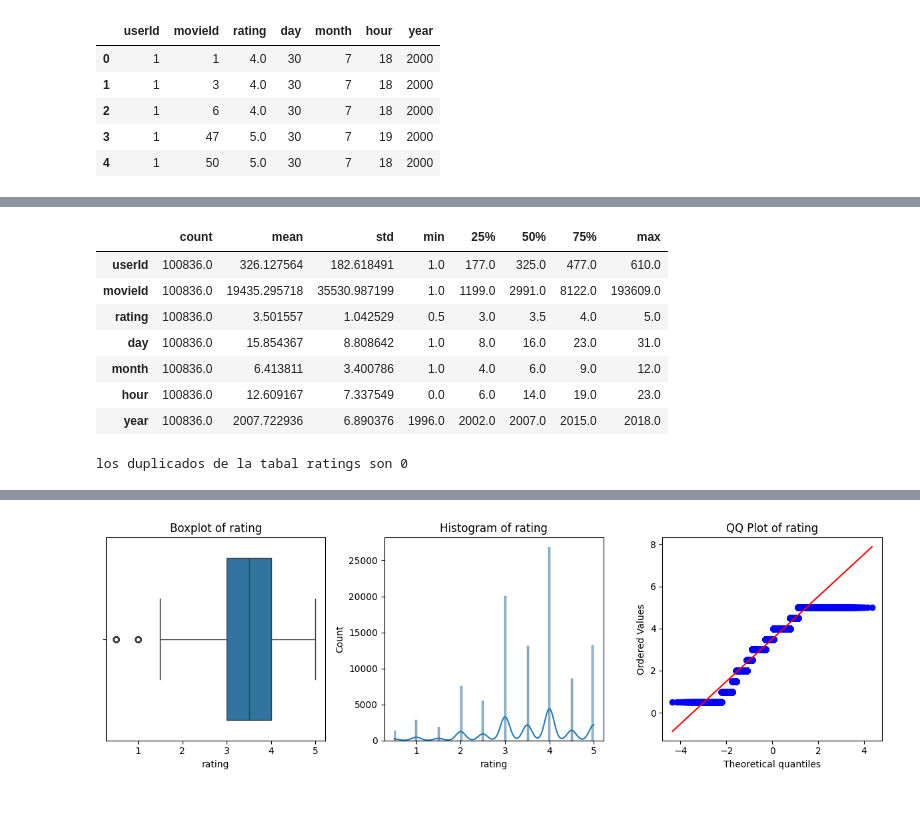
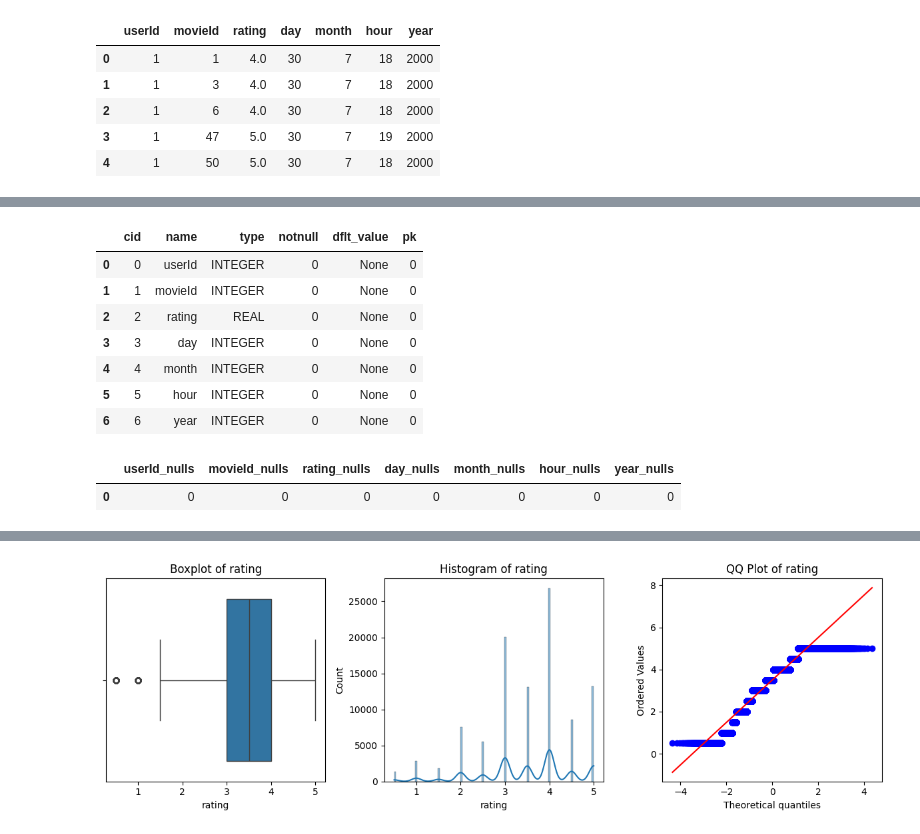
Before and after one commit to JuanCH94/Marketing, a Jupyter notebook: b_exploracion.ipynb, the cells around one changed output, grey strips where cells are left out. Drawn from its saved outputs; the diff is of its cells as text; code cells hidden in the pictures; blank space fills up the shorter version.

```diff
--- a/b_exploracion.ipynb
+++ b/b_exploracion.ipynb
@@ -218,16 +211,28 @@ dtype: int64
-# %%
-table_ratings.describe().T
-# %% [output]
-|  | count | mean | std | min | 25% | 50% | 75% | max |
-| userId | 100836.0 | 326.127564 | 182.618491 | 1.0 | 177.0 | 325.0 | 477.0 | 610.0 |
-| movieId | 100836.0 | 19435.295718 | 35530.987199 | 1.0 | 1199.0 | 2991.0 | 8122.0 | 193609.0 |
-| rating | 100836.0 | 3.501557 | 1.042529 | 0.5 | 3.0 | 3.5 | 4.0 | 5.0 |
-| day | 100836.0 | 15.854367 | 8.808642 | 1.0 | 8.0 | 16.0 | 23.0 | 31.0 |
-| month | 100836.0 | 6.413811 | 3.400786 | 1.0 | 4.0 | 6.0 | 9.0 | 12.0 |
-| hour | 100836.0 | 12.609167 | 7.337549 | 0.0 | 6.0 | 14.0 | 19.0 | 23.0 |
-| year | 100836.0 | 2007.722936 | 6.890376 | 1996.0 | 2002.0 | 2007.0 | 2015.0 | 2018.0 |
-# %%
-table_ratings.duplicated().sum()
-print(f"los duplicados de la tabal ratings son {table_ratings.duplicated().sum()}")
-# %% [output]
-los duplicados de la tabal ratings son 0
+# %%
+pd.read_sql_query("""
+PRAGMA table_info(ratings);
+""", conexion)
+# %% [output]
+|  | cid | name | type | notnull | dflt_value | pk |
+| 0 | 0 | userId | INTEGER | 0 | None | 0 |
+| 1 | 1 | movieId | INTEGER | 0 | None | 0 |
+| 2 | 2 | rating | REAL | 0 | None | 0 |
+| 3 | 3 | day | INTEGER | 0 | None | 0 |
+| 4 | 4 | month | INTEGER | 0 | None | 0 |
+| 5 | 5 | hour | INTEGER | 0 | None | 0 |
+| 6 | 6 | year | INTEGER | 0 | None | 0 |
+# %%
+pd.read_sql_query("""
+SELECT
+  SUM(userId IS NULL) AS userId_nulls,
+  SUM(movieId IS NULL) AS movieId_nulls,
+  SUM(rating IS NULL) AS rating_nulls,
+  SUM(day IS NULL) AS day_nulls,
+  SUM(month IS NULL) AS month_nulls,
+  SUM(hour IS NULL) AS hour_nulls,
+  SUM(year IS NULL) AS year_nulls
+FROM ratings
+""", conexion)
+# %% [output]
+|  | userId_nulls | movieId_nulls | rating_nulls | day_nulls | month_nulls | hour_nulls | year_nulls |
+| 0 | 0 | 0 | 0 | 0 | 0 | 0 | 0 |
```
Also changed, not shown: parts of 25 cells of this notebook.
